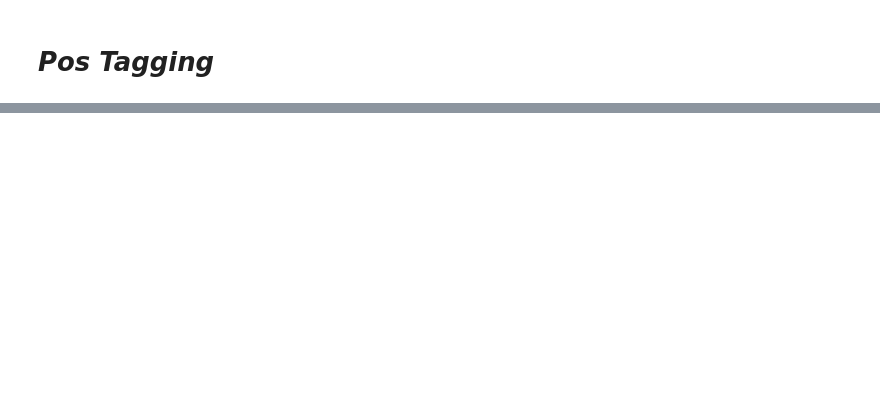
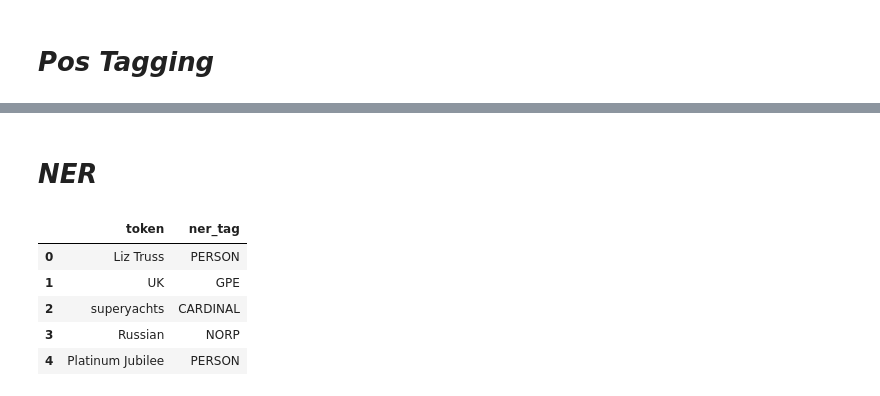
Before and after one commit to RAGISHIVANAND/NATURAL-LANGUAGE-PROCESSING, a Jupyter notebook: Natural_Language_Processing.ipynb, the cells around one changed output, grey strips where cells are left out. Cells and saved outputs as stored; diff of their text form; code cells hidden in the pictures; blank space fills up the shorter version.

```diff
--- a/Natural_Language_Processing.ipynb
+++ b/Natural_Language_Processing.ipynb
@@ -837,0 +838,17 @@ adj
+# %% [markdown]
+# ***NER***
+# %%
+ner_df = pd.DataFrame(columns = ['token','ner_tag'])
+
+for token in spacy_doc.ents:
+    if pd.isna(token.label_) is False:
+        ner_df = ner_df.append({'token':token.text,'ner_tag':token.label_},ignore_index = True)
+# %%
+ner_df.head()
+# %% [output]
+|  | token | ner_tag |
+| 0 | Liz Truss | PERSON |
+| 1 | UK | GPE |
+| 2 | superyachts | CARDINAL |
+| 3 | Russian | NORP |
+| 4 | Platinum Jubilee | PERSON |
```
Also changed, not shown: parts of 5 cells of this notebook.
